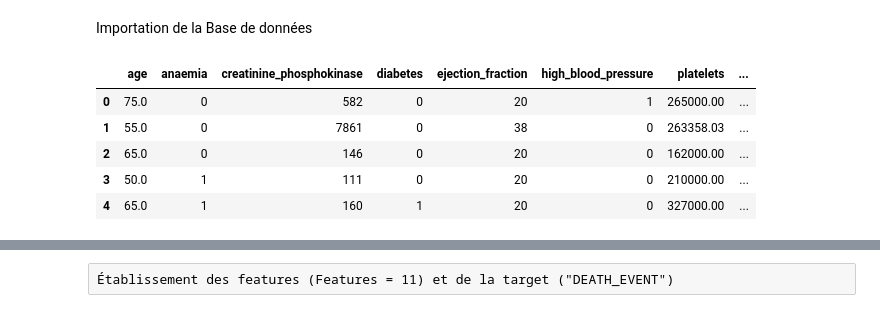
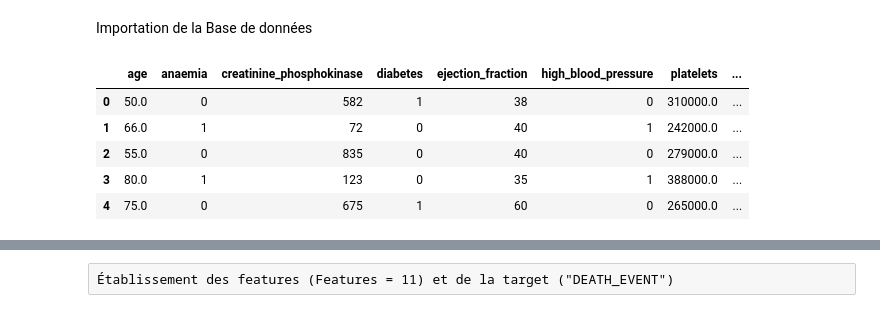
Before and after one commit to FarahTed/ProjetIA, a Jupyter notebook: Test machine learning.ipynb, the cells around one changed output, grey strips where cells are left out. Cells and saved outputs as stored; diff of their text form; code cells hidden in the pictures.

```diff
--- a/Test machine learning.ipynb
+++ b/Test machine learning.ipynb
@@ -11,12 +11,13 @@ plt.ion()
  Importation de la Base de données
 # %%
 os.chdir('/Users/farah/Documents/INFO/Cours_ET4/MachineLearning/ProjetIA')
-heart = pd.read_csv('heart_failure_clinical_records_dataset.csv', sep=',', header=0)
+heartt = pd.read_csv('heart_failure_clinical_records_dataset.csv', sep=',', header=0)
+heart = heartt.iloc[np.random.permutation(heartt.index)].reset_index(drop=True)
 heart.head()
 # %% [output]
 |  | age | anaemia | creatinine_phosphokinase | diabetes | ejection_fraction | high_blood_pressure | platelets | ... |
-| 0 | 75.0 | 0 | 582 | 0 | 20 | 1 | 265000.00 | ... |
-| 1 | 55.0 | 0 | 7861 | 0 | 38 | 0 | 263358.03 | ... |
-| 2 | 65.0 | 0 | 146 | 0 | 20 | 0 | 162000.00 | ... |
-| 3 | 50.0 | 1 | 111 | 0 | 20 | 0 | 210000.00 | ... |
-| 4 | 65.0 | 1 | 160 | 1 | 20 | 0 | 327000.00 | ... |
+| 0 | 50.0 | 0 | 582 | 1 | 38 | 0 | 310000.0 | ... |
+| 1 | 66.0 | 1 | 72 | 0 | 40 | 1 | 242000.0 | ... |
+| 2 | 55.0 | 0 | 835 | 0 | 40 | 0 | 279000.0 | ... |
+| 3 | 80.0 | 1 | 123 | 0 | 35 | 1 | 388000.0 | ... |
+| 4 | 75.0 | 0 | 675 | 1 | 60 | 0 | 265000.0 | ... |
```
Also changed, not shown: parts of 28 cells of this notebook.
